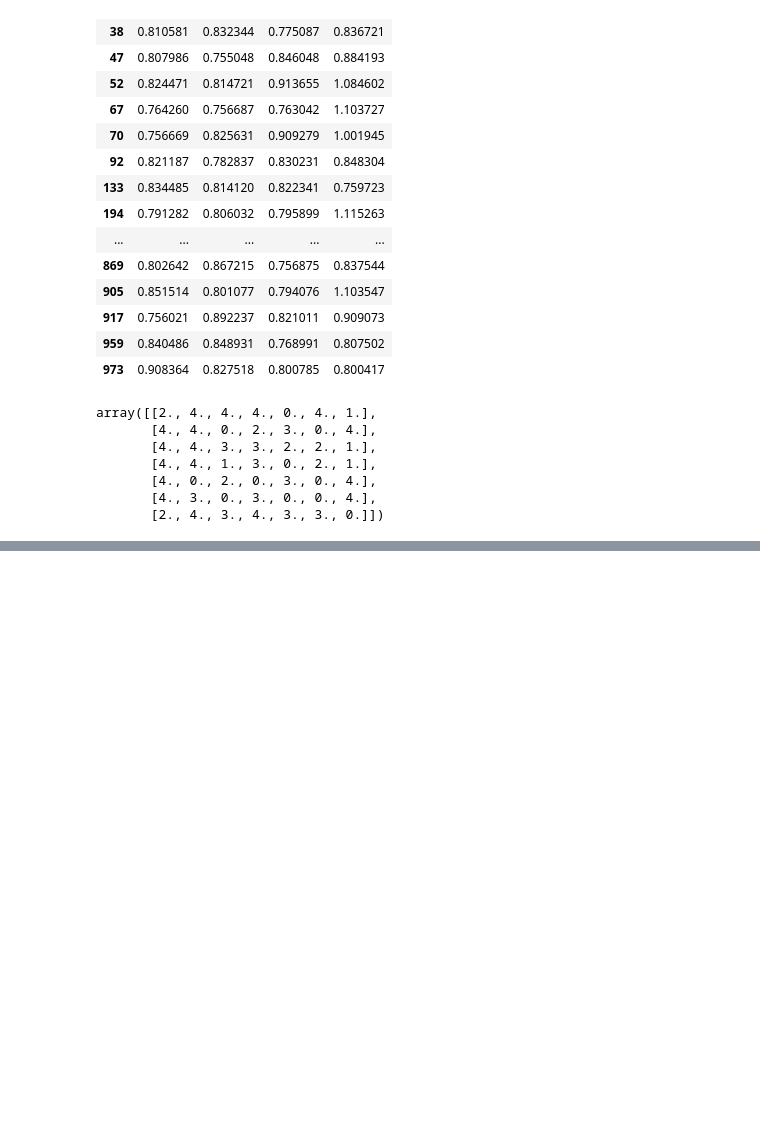
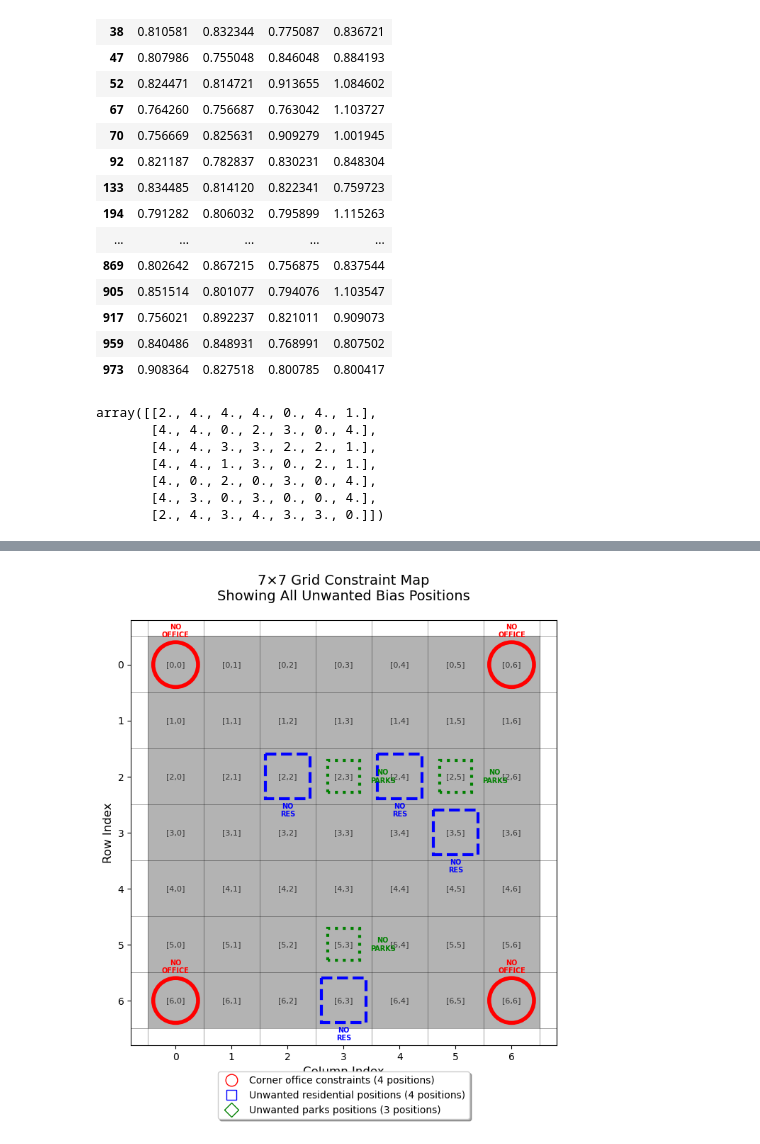
Before and after one commit to gwenzel/2156_cp2, a Jupyter notebook: 3_grid_generation.ipynb, the cells around one changed output, grey strips where cells are left out. Saved outputs shown, nothing was run; the diff lists cells and outputs as text; code cells hidden in the pictures; blank space fills up the shorter version.

Commit message:
added compact version of grid generation

```diff
--- a/3_grid_generation.ipynb
+++ b/3_grid_generation.ipynb
@@ -1987,0 +2094,89 @@ else:
+# %%
+# 🗺️ UNWANTED BIAS CONSTRAINT MAP
+print("🗺️ UNWANTED BIAS CONSTRAINT MAP")
+print("=" * 35)
+
+# Create a visual map showing all constraint positions
+fig, ax = plt.subplots(1, 1, figsize=(10, 8))
+
+# Create base grid visualization (empty grid)
+base_grid = np.zeros((7, 7))
+im = ax.imshow(base_grid, cmap='gray', alpha=0.3, vmin=0, vmax=1)
+
+# Add grid lines
+for i in range(8):
+    ax.axhline(y=i-0.5, color='black', linewidth=0.5, alpha=0.5)
+    ax.axvline(x=i-0.5, color='black', linewidth=0.5, alpha=0.5)
+
+# Add position labels
+for i in range(7):
+    for j in range(7):
+        ax.text(j, i, f'[{i},{j}]', ha='center', va='center', fontsize=8, alpha=0.7)
+
+# Highlight constraint positions with different shapes and colors
+from matplotlib.patches import Circle, Rectangle, RegularPolygon
+
+# Corner office constraints (red circles)
+corner_positions = [(0, 0), (0, 6), (6, 0), (6, 6)]
+for row, col in corner_positions:
+    ax.add_patch(Circle((col, row), 0.4, fill=False, edgecolor='red', linewidth=4))
+    ax.text(col, row-0.6, 'NO\nOFFICE', ha='center', va='center', fontsize=7,
+            color='red', weight='bold')
+
+# Unwanted residential positions (blue squares)
+unwanted_residential_positions = [(2, 2), (2, 4), (3, 5), (6, 3)]
+for row, col in unwanted_residential_positions:
+    ax.add_patch(Rectangle((col-0.4, row-0.4), 0.8, 0.8, fill=False,
+                          edgecolor='blue', linewidth=3, linestyle='--'))
+    ax.text(col, row+0.6, 'NO\nRES', ha='center', va='center', fontsize=7,
+            color='blue', weight='bold')
+
+# Unwanted parks positions (green diamonds)
+unwanted_parks_positions = [(2, 3), (2, 5), (5, 3)]
+for row, col in unwanted_parks_positions:
+    ax.add_patch(RegularPolygon((col, row), 4, radius=0.4, orientation=np.pi/4,
+                               fill=False, edgecolor='green', linewidth=3, linestyle=':'))
+    ax.text(col+0.7, row, 'NO\nPARKS', ha='center', va='center', fontsize=7,
+            color='green', weight='bold', rotation=0)
+
+# Customize the plot
+ax.set_xlim(-0.8, 6.8)
+ax.set_ylim(-0.8, 6.8)
+ax.set_xlabel('Column Index', fontsize=12)
+ax.set_ylabel('Row Index', fontsize=12)
+ax.set_title('7×7 Grid Constraint Map\nShowing All Unwanted Bias Positions', fontsize=14, pad=20)
+
+# Add legend
+from matplotlib.lines import Line2D
+legend_elements = [
+    Line2D([0], [0], marker='o', color='w', markerfacecolor='w',
+           markeredgecolor='red', markersize=12, linewidth=4, label='Corner office constraints (4 positions)'),
+    Line2D([0], [0], marker='s', color='w', markerfacecolor='w',
+           markeredgecolor='blue', markersize=10, linestyle='--', linewidth=3,
+           label='Unwanted residential positions (4 positions)'),
+    Line2D([0], [0], marker='D', color='w', markerfacecolor='w',
+           markeredgecolor='green', markersize=10, linestyle=':', linewidth=3,
+           label='Unwanted parks positions (3 positions)')
+]
+
+ax.legend(handles=legend_elements, loc='upper center', bbox_to_anchor=(0.5, -0.05),
+         ncol=1, fontsize=10, frameon=True, fancybox=True, shadow=True)
+
+# Invert y-axis to match standard grid orientation
+ax.invert_yaxis()
+
+plt.tight_layout()
+plt.show()
+
+print(f"\n📊 CONSTRAINT STATISTICS:")
+print(f"   Total grid positions: 49")
+print(f"   Constrained positions: 11 (22.4%)")
+print(f"   Free positions: 38 (77.6%)")
+print(f"   ")
+print(f"   🔴 Corner office constraints: 4 positions")
+print(f"   🔵 Residential constraints: 4 positions")
+print(f"   🔶 Parks constraints: 3 positions")
+print(f"   ")
+print(f"💡 The has_unwanted_bias() function ensures NONE of these")
+print(f"   constraint violations occur in generated grids!")
+# %% [output]
@@ -1987,0 +2185 @@ else:
+[figure, added]
```
Also changed, not shown: parts of 5 cells of this notebook, 1 other file.
